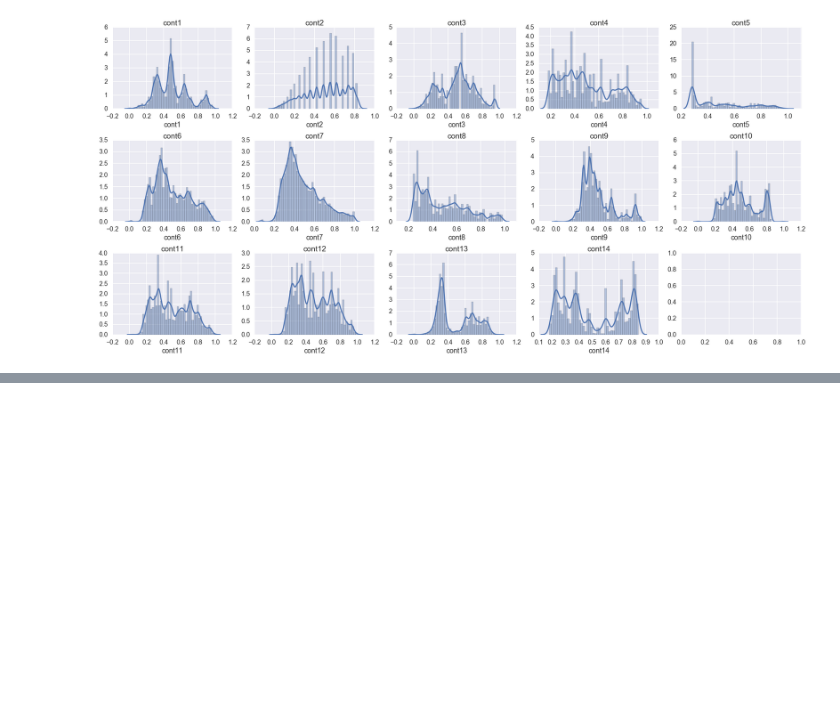
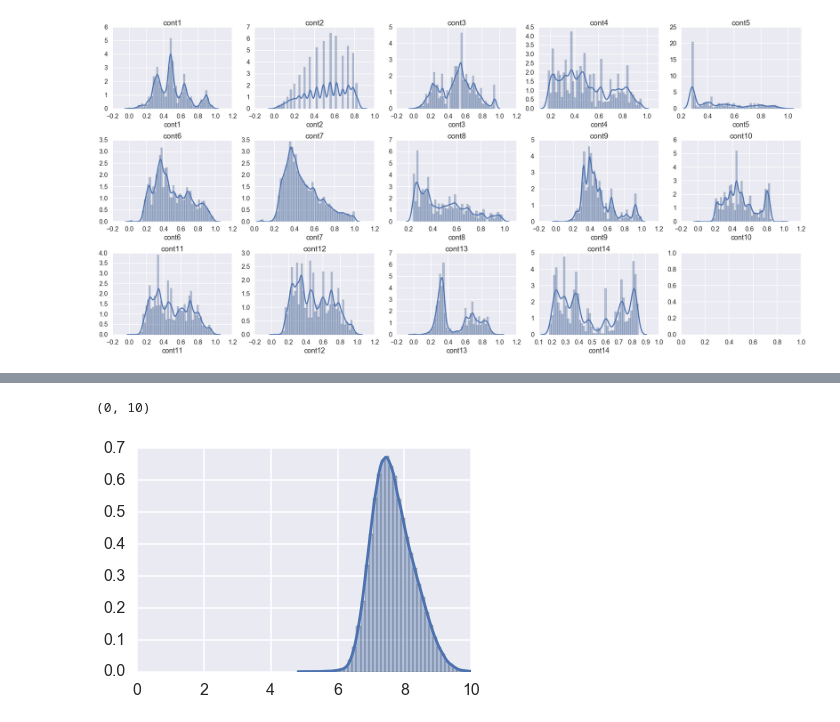
Before and after one commit to ewillmot/kaggle-allstate, a Jupyter notebook: notebooks/20161013_KEW_exploratory.ipynb, the cells around one changed output, grey strips where cells are left out. Saved outputs shown, nothing was run; the diff lists cells and outputs as text; code cells hidden in the pictures; blank space fills up the shorter version.

```diff
--- a/notebooks/20161013_KEW_exploratory.ipynb
+++ b/notebooks/20161013_KEW_exploratory.ipynb
@@ -210,0 +189,6 @@ submission.head()
+# %%
+sns.distplot(model.predict(test_x))
+plt.xlim([0,10])
+# %% [output]
+(0, 10)
+[figure, added]
```
Also changed, not shown: parts of 7 cells of this notebook.
